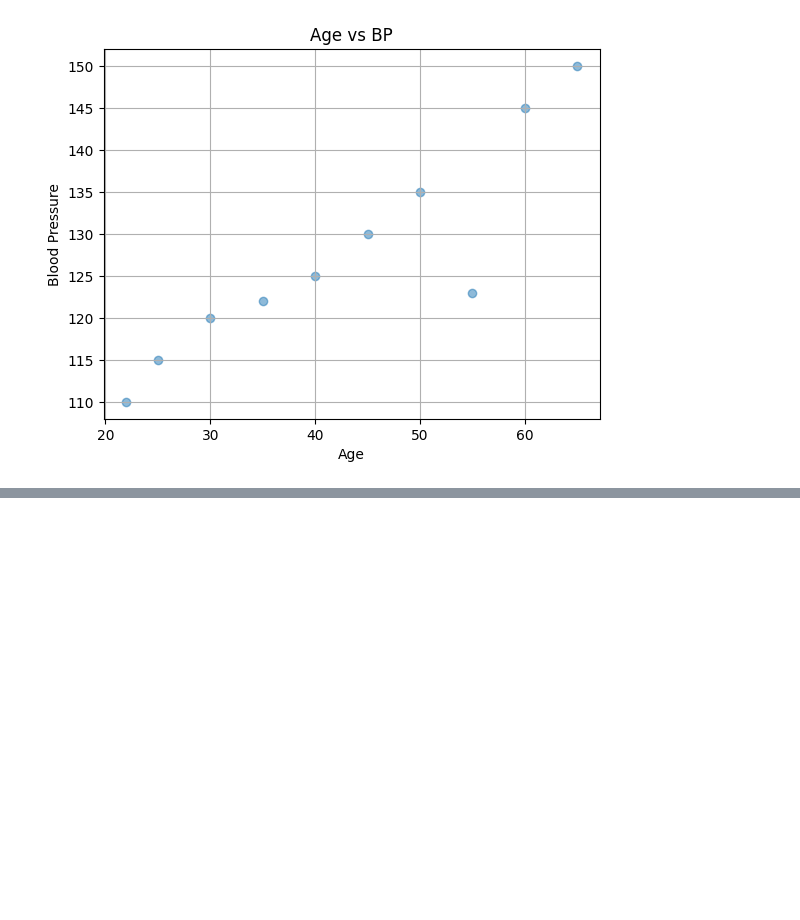
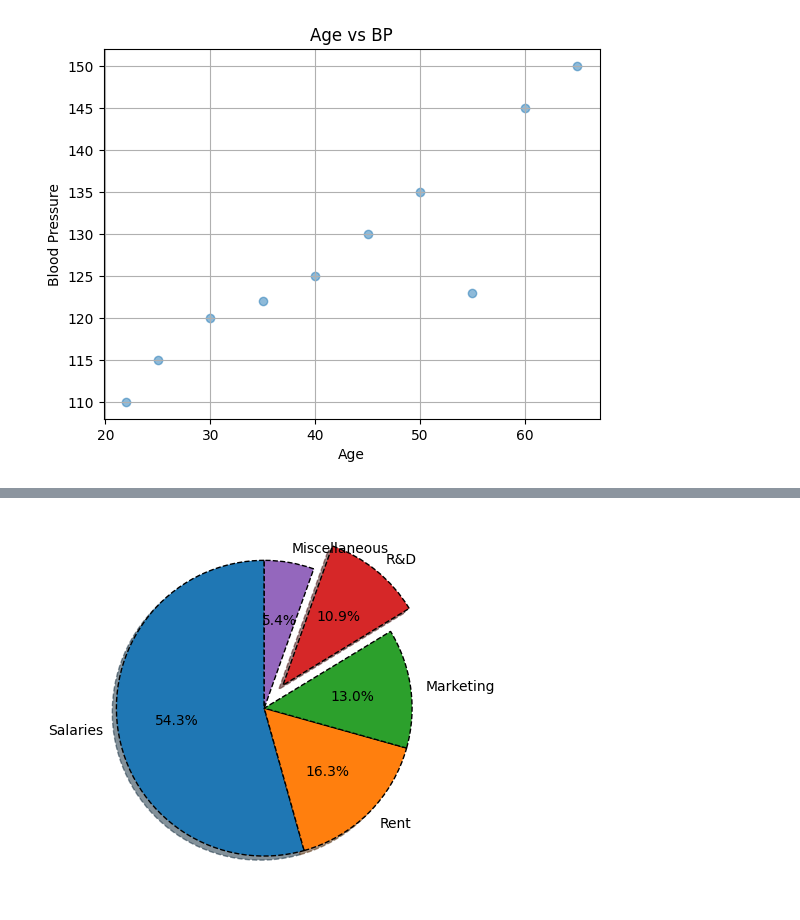
Before and after one commit to Yash-sahh/machine-learning-journey, a Jupyter notebook: 7.Matplotlib/matplotlib_tutorial.ipynb, the cells around one changed output, grey strips where cells are left out. Saved outputs shown, nothing was run; the diff lists cells and outputs as text; code cells hidden in the pictures; blank space fills up the shorter version.

```diff
--- a/7.Matplotlib/matplotlib_tutorial.ipynb
+++ b/7.Matplotlib/matplotlib_tutorial.ipynb
@@ -334,0 +384,28 @@ plt.show()
+# %%
+# Pie Chart => circuler chart divivded into slices to show relative proportions of a whole.
+# prefer them only for max 5 to 6 categories
+
+expenses = ["Salaries","Rent","Marketing","R&D","Miscellaneous"]
+amounts = [500,150,120,100,50]
+
+explode = [0,0,0,0.2,0]
+plt.pie(amounts,labels = expenses,autopct="%1.1f%%",
+        wedgeprops= {
+            "edgecolor":"black",
+            "linewidth":1,
+            "linestyle":"--"
+        },
+        explode = explode,
+        startangle = 90,
+        shadow = True
+        )
+plt.show()
+
+# autopct = "%1.1f%%" - shpws percentage of each slice
+# colors - add custom colours
+# Wedgeprops - define (edgecolor,linewidth,linstyle,alpha,fill...)
+# explode - highlights a slice by pulling it out
+# startangle - rotate the chart
+# shadow - adds 3D effect or makes the chart circular
+# %% [output]
+[figure, added]
```
Also changed, not shown: parts of 15 cells of this notebook.
